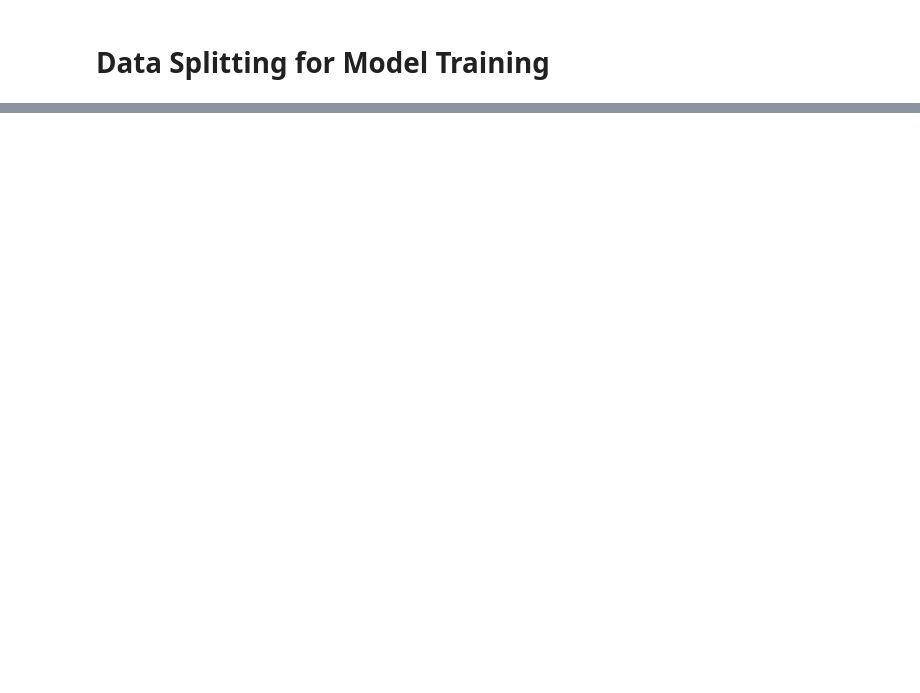
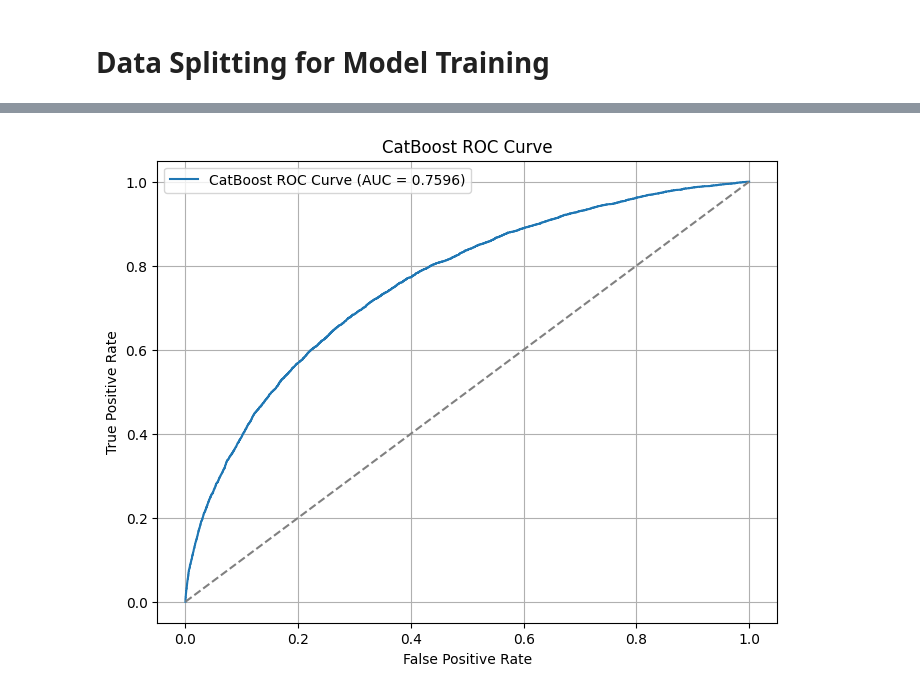
Before and after one commit to it21813702/ML_Assignment_1, a Jupyter notebook: ML_Assignment_p2.ipynb, the cells around one changed output, grey strips where cells are left out. Saved outputs shown, nothing was run; the diff lists cells and outputs as text; code cells hidden in the pictures; blank space fills up the shorter version.

```diff
--- a/ML_Assignment_p2.ipynb
+++ b/ML_Assignment_p2.ipynb
@@ -607,0 +858,22 @@ for col in categorical_cols:
+# %%
+# ROC Curve
+
+from sklearn.metrics import roc_curve
+
+
+# Compute false positive rate and true positive rate for the ROC curve.
+fpr_cat, tpr_cat, _ = roc_curve(y_test, y_proba_cat)
+
+
+
+plt.figure(figsize=(8, 6))
+plt.plot(fpr_cat, tpr_cat, label=f'CatBoost ROC Curve (AUC = {roc_auc_cat:.4f})')
+plt.plot([0, 1], [0, 1], linestyle='--', color='gray')  # Diagonal line for random performance.
+plt.xlabel('False Positive Rate')
+plt.ylabel('True Positive Rate')
+plt.title('CatBoost ROC Curve')
+plt.legend()
+plt.grid(True)
+plt.show()
+# %% [output]
+[figure, added]
```
Also changed, not shown: parts of 22 cells of this notebook.
